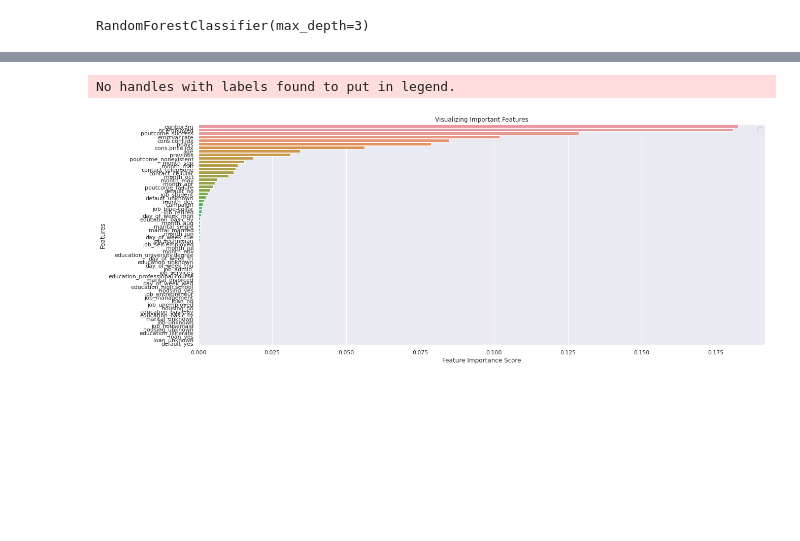
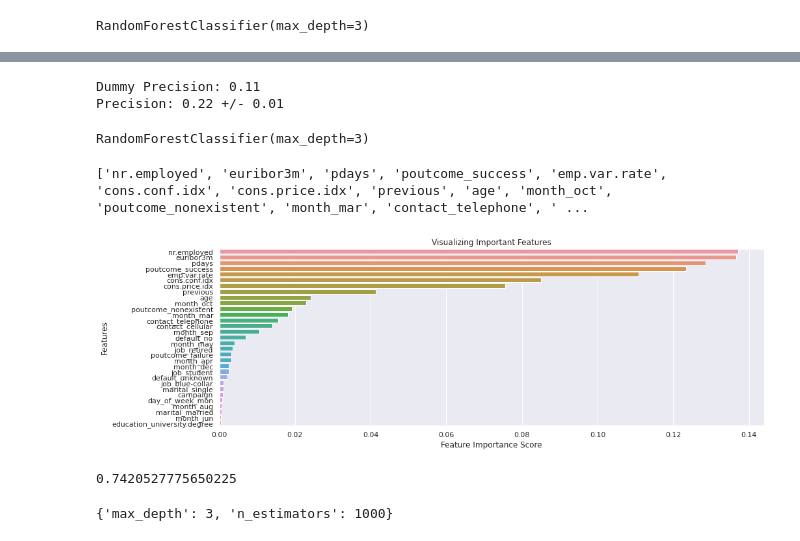
Before and after one commit to sa21262/datascience22, a Jupyter notebook: lab3task/bank_classification.ipynb, the cells around one changed output, grey strips where cells are left out. Saved outputs shown, nothing was run; the diff lists cells and outputs as text; code cells hidden in the pictures; blank space fills up the shorter version.

```diff
--- a/lab3task/bank_classification.ipynb
+++ b/lab3task/bank_classification.ipynb
@@ -221,15 +242,34 @@ Feature ranking:
+# %%
+dummy_clf = DummyClassifier(strategy='most_frequent') # Dummy Classifier Applied
+dummy_clf.fit(df, y_df)
+print("Dummy Precision: %.2f" % metrics.average_precision_score(y_df, dummy_clf.predict(df)))
+
+
+clf=RandomForestClassifier(n_estimators=100 , max_depth=3)# random forest classifier applied
+#print(sorted(sklearn.metrics.SCORERS.keys()))
+scores = cross_val_score(clf, df , y_df.ravel() , cv=10, scoring=make_scorer(metrics.average_precision_score))  # cross-validation
+print("Precision: %.2f +/- %.2f" % (scores.mean(), scores.std()))
+
+clf.fit(df, y_df)
+#list(df.columns) # to list the name sof column of a dataset
+# %% [output]
+Dummy Precision: 0.11
+Precision: 0.22 +/- 0.01
+RandomForestClassifier(max_depth=3)
 # %%
-feature_imp = pd.Series(clf.feature_importances_,index=feat_names).sort_values(ascending=False) # another way of finding feature importance
+print(my_list2)
+feature_imp = pd.Series(my_importance,index=my_list2).sort_values(ascending=False) # another way of finding feature importance
 feature_imp
 
 fig1=sns.barplot(x=feature_imp  , y=feature_imp.index )
 # Add labels to your graph
 plt.xlabel('Feature Importance Score')
 plt.ylabel('Features')
 plt.title("Visualizing Important Features")
-plt.legend()
+#plt.legend()
+
+sns.set(rc={'figure.figsize':(20,5)})
 plt.show()
-sns.set(rc={'figure.figsize':(15,5)})
 # %% [output]
-No handles with labels found to put in legend.
+['nr.employed', 'euribor3m', 'pdays', 'poutcome_success', 'emp.var.rate', 'cons.conf.idx', 'cons.price.idx', 'previous', 'age', 'month_oct', 'poutcome_nonexistent', 'month_mar', 'contact_telephone', ' ...
-[figure, old version]
+[figure, new version]
@@ -235,0 +286,8 @@ No handles with labels found to put in legend.
+# %%
+precision
+# %% [output]
+0.7420527775650225
+# %%
+grid_search.best_params_
+# %% [output]
+{'max_depth': 3, 'n_estimators': 1000}
```
Also changed, not shown: parts of 6 cells of this notebook.
